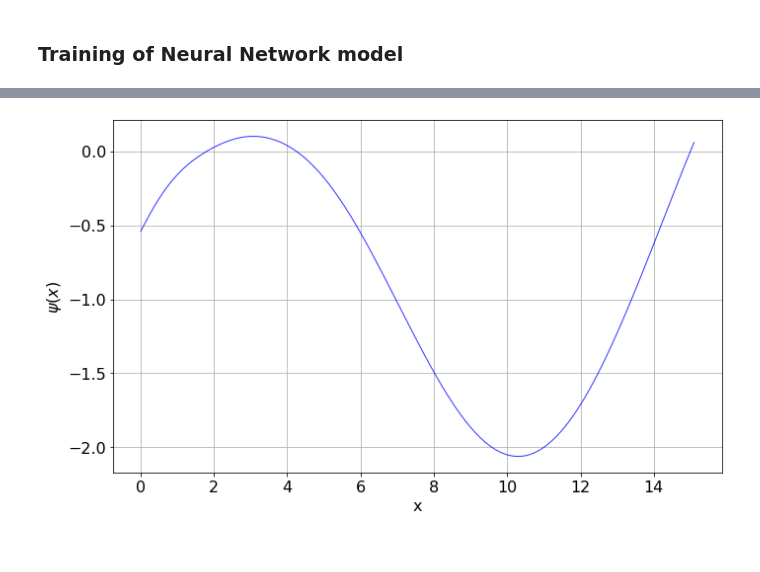
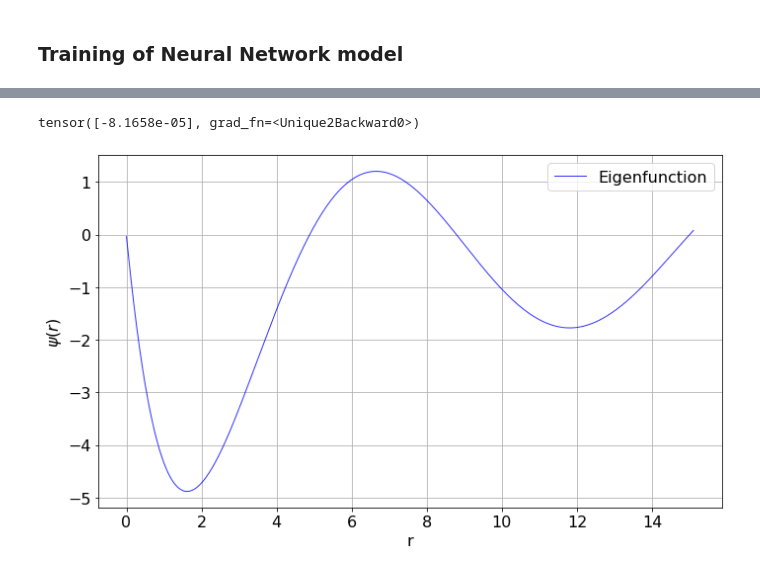
Before and after one commit to anmgomezmo/Degree_project, a Jupyter notebook: Complex ANN to Quantum Mechanics/Hydrogen_atom_l1.ipynb, the cells around one changed output, grey strips where cells are left out. Saved outputs shown, nothing was run; the diff lists cells and outputs as text; code cells hidden in the pictures.

```diff
--- a/Complex ANN to Quantum Mechanics/Hydrogen_atom_l1.ipynb
+++ b/Complex ANN to Quantum Mechanics/Hydrogen_atom_l1.ipynb
@@ -93,6 +87,8 @@ class qNN(torch.nn.Module):
         self.activ_func = mySin()
         # Define layers
         self.E_in = torch.nn.Linear(1,1)
+        self.E_in.weight.data.fill_(-0.125)     # Forced initial energy with n=2
+        self.E_in.bias.data.fill_(0)
         self.Lin_1 = torch.nn.Linear(2,n_hl)
         self.Lin_2 = torch.nn.Linear(n_hl,n_hl)
         self.out = torch.nn.Linear(n_hl,1)
@@ -110,7 +106,7 @@ class qNN(torch.nn.Module):
 # %%
 def weights_init(m):
     if isinstance(m, nn.Linear):
-        torch.nn.init.xavier_uniform_(m.weight.data)
+        torch.nn.init.xavier_uniform_(m.weight.data, gain=2)
 # %% [markdown]
 ### Training of Neural Network model
 # %%
@@ -254,8 +251,8 @@ def training(t0, tf, x1, neurons, epochs, n_train, lr, minibatch_number=1):
 # %%
 # Training the model
 t0 = 0.1
-tf = 60
+tf = 15
 xBC1 = 0
 
-n_train, neurons, epochs, lr, mb = 300, 100, int(4e4), 8e-3, 1
-model1, loss_history1, runTime1, first_exc, fc_ground = training(t0,tf,xBC1,neurons,epochs,n_train,lr,mb)
+n_train, neurons, epochs, lr, mb, orthtime = 1000, 100, int(6e4), 2e-2, 1, int(2e4)
+model1, loss_history1, runTime1, fc_ground, first_exc, last_exc  = training(t0,tf,xBC1,neurons,epochs,n_train,lr,mb,orthtime)
@@ -280,15 +314,19 @@ nTest = n_train
 tTest = torch.linspace(t0-0.1,tf+0.1,nTest).reshape(-1,1)
 tTest.requires_grad = True
 t_net = tTest.detach().numpy()
-psi = parametric_solution(tTest, model1.to(device), t0, xBC1, tf)
+psi,E = parametric_solution(tTest, last_exc.to(device), t0, xBC1, tf)
 psi_net = psi.data.numpy()
+E.unique()
+# %% [output]
+tensor([-8.1658e-05], grad_fn=<Unique2Backward0>)
 # %%
 plt.figure(figsize=(10,6))
-plt.plot(t_net, psi_net, '-b', linewidth=1, alpha=0.8, label='ANN')
-plt.xlabel('x')
-plt.ylabel('$\psi(x)$')
+plt.plot(t_net, psi_net, '-b', linewidth=1, alpha=0.8, label='Eigenfunction')
+plt.xlabel('r')
+plt.ylabel('$\psi(r)$')
 plt.grid()
 plt.tight_layout()
+plt.legend()
 plt.show()
 # %% [output]
-[figure, old version]
+[figure, new version]
```
Also changed, not shown: parts of 10 cells of this notebook, 2 other files.
